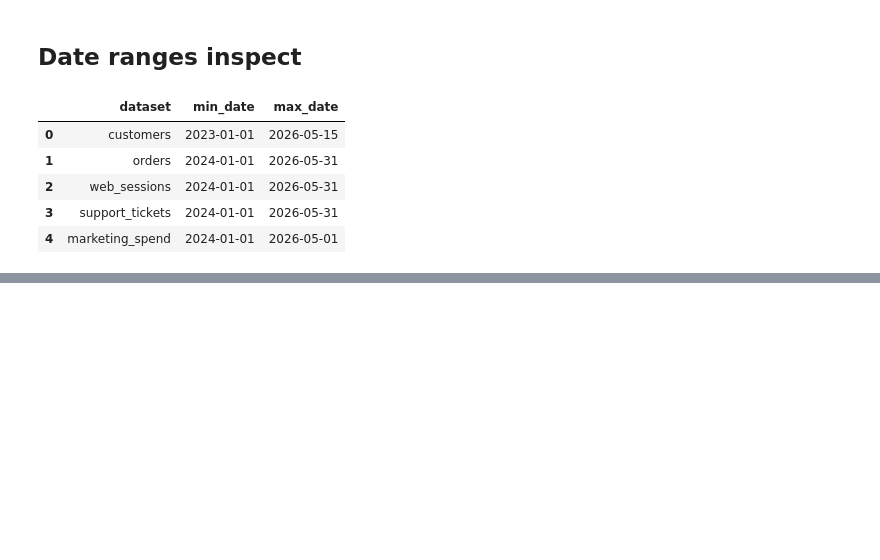
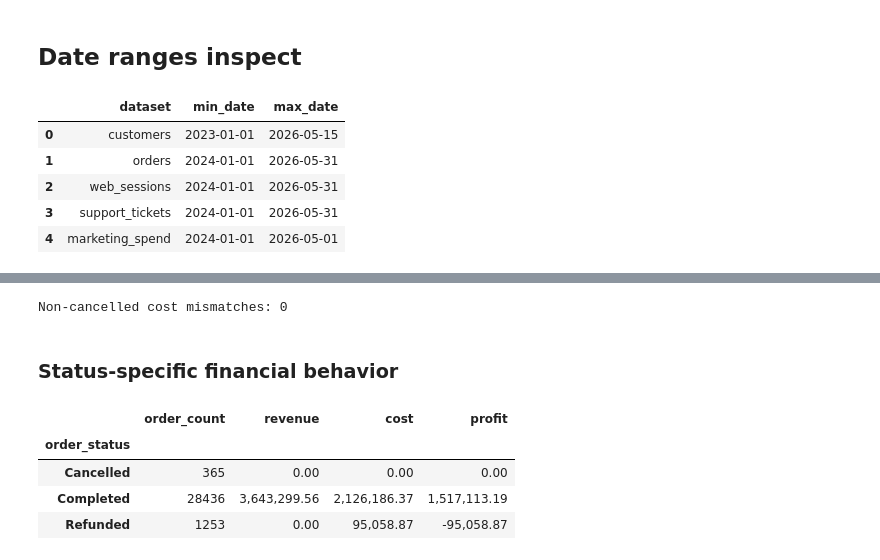
Before and after one commit to mansidevi8128-glitch/RetailPulse360-Customer-Analytics, a Jupyter notebook: notebooks/01_data_quality_eda.ipynb, the cells around one changed output, grey strips where cells are left out. Saved outputs shown, nothing was run; the diff lists cells and outputs as text; code cells hidden in the pictures; blank space fills up the shorter version.

```diff
--- a/notebooks/01_data_quality_eda.ipynb
+++ b/notebooks/01_data_quality_eda.ipynb
@@ -442,0 +813,45 @@ date_ranges
+# %%
+non_cancelled_orders = order_reconciliation[
+    order_reconciliation["order_status"]
+    != "Cancelled"
+]
+
+cost_mismatches = (
+    ~np.isclose(
+        non_cancelled_orders[
+            "total_cost_usd"
+        ],
+        non_cancelled_orders[
+            "item_cost_sum"
+        ],
+        atol=0.01
+    )
+).sum()
+
+print(
+    "Non-cancelled cost mismatches:",
+    cost_mismatches
+)
+# %% [output]
+Non-cancelled cost mismatches: 0
+# %% [markdown]
+### Status-specific financial behavior
+# %%
+status_financial_summary = (
+    orders
+    .groupby("order_status")
+    .agg(
+        order_count=("order_id", "count"),
+        revenue=("net_revenue_usd", "sum"),
+        cost=("total_cost_usd", "sum"),
+        profit=("profit_usd", "sum")
+    )
+)
+
+status_financial_summary
+# %% [output]
+|  | order_count | revenue | cost | profit |
+| order_status |  |  |  |  |
+| Cancelled | 365 | 0.00 | 0.00 | 0.00 |
+| Completed | 28436 | 3,643,299.56 | 2,126,186.37 | 1,517,113.19 |
+| Refunded | 1253 | 0.00 | 95,058.87 | -95,058.87 |
```
Also changed, not shown: parts of 52 cells of this notebook.
